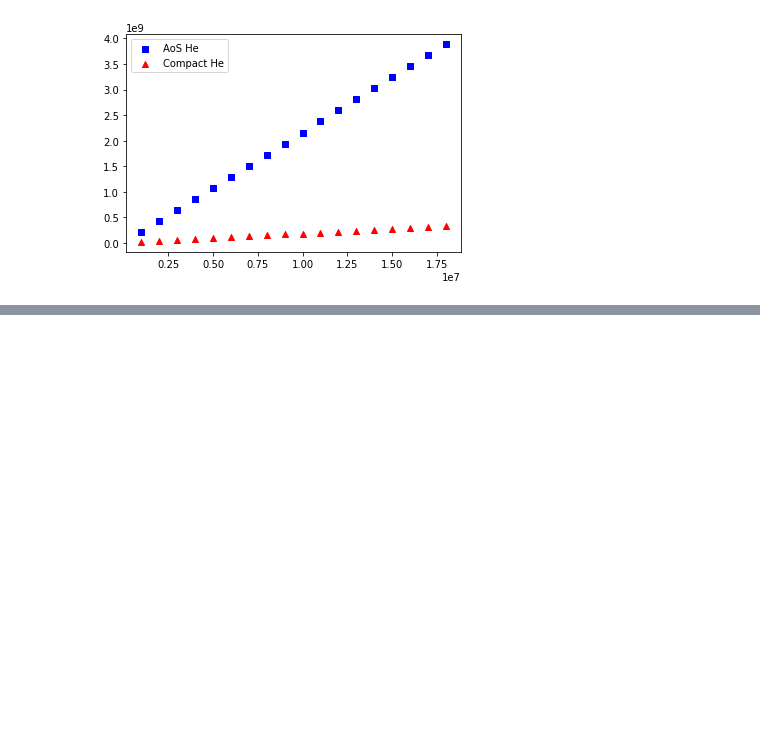
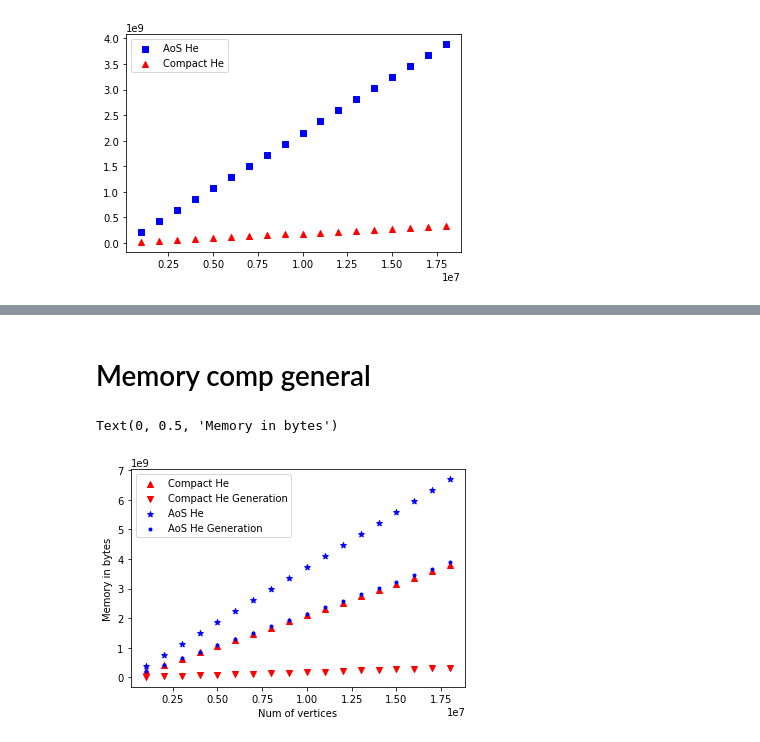
Before and after one commit to ssalinasfe/Compact-Polylla-Mesh, a Jupyter notebook: pruebas/output/plots.ipynb, the cells around one changed output, grey strips where cells are left out. Drawn from its saved outputs; the diff is of its cells as text; code cells hidden in the pictures; blank space fills up the shorter version.

```diff
--- a/pruebas/output/plots.ipynb
+++ b/pruebas/output/plots.ipynb
@@ -148,0 +199,17 @@ plt.ticklabel_format(style='sci', axis='x', scilimits=(0,0))
+# %% [markdown]
+# Memory comp general
+# %%
+plt.scatter(data_mem.num_vertices, data_mem.mem_compact_triangulation, c="red",marker="^", label='Compact He')
+plt.scatter(data_mem.num_vertices, data_mem.mem_gen_compact_triangulation, c="red",marker="v", label='Compact He Generation')
+
+plt.scatter(data_mem.num_vertices, data_mem.mem_triangulation, c="blue" ,marker="*",  label='AoS He')
+plt.scatter(data_mem.num_vertices, data_mem.mem_gen_triangulation, c="blue" ,marker=".",  label='AoS He Generation')
+
+plt.legend()
+
+plt.ticklabel_format(style='sci', axis='x', scilimits=(0,0))
+plt.xlabel("Num of vertices")
+plt.ylabel("Memory in bytes")
+# %% [output]
+Text(0, 0.5, 'Memory in bytes')
+[figure, added]
```
Also changed, not shown: parts of 7 cells of this notebook, 1 other file.
